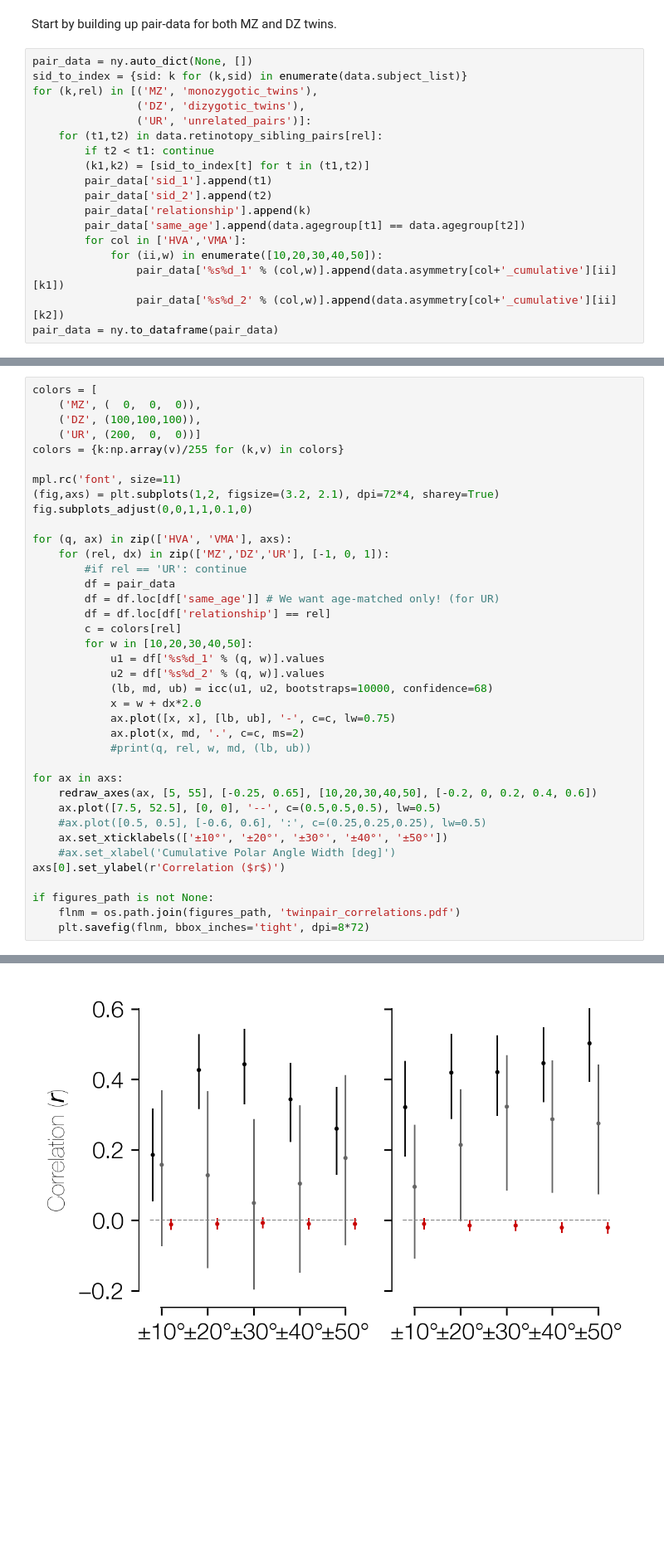
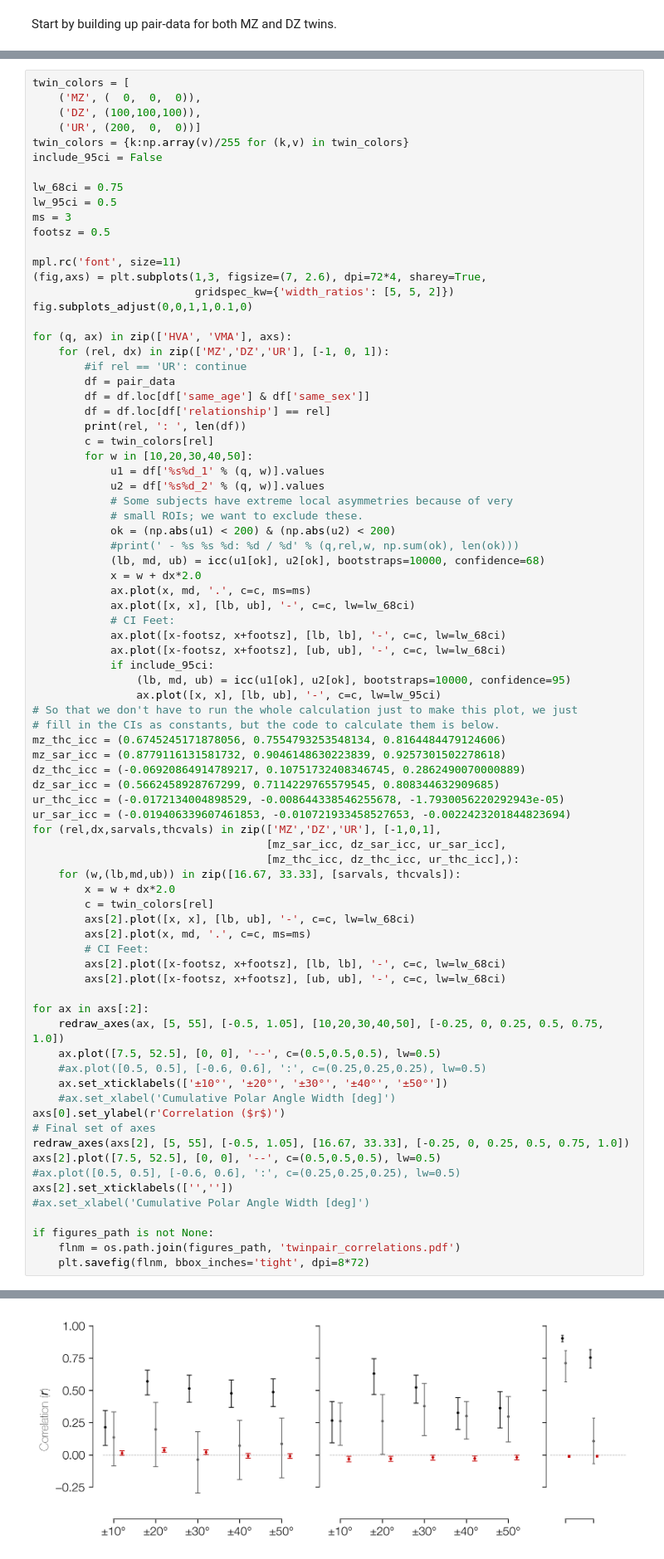
Before and after one commit to noahbenson/performance-fields, a Jupyter notebook: notebooks/performance-fields.ipynb, the cells around one changed output, grey strips where cells are left out. Shown at 83% size. Saved outputs shown, nothing was run; the diff lists cells and outputs as text; blank space fills up the shorter version.

```diff
--- a/notebooks/performance-fields.ipynb
+++ b/notebooks/performance-fields.ipynb
@@ -1257,21 +1516,3 @@ None
 ### Asymmetry Correlations between Twin-pairs
 # %% [markdown]
 Start by building up pair-data for both MZ and DZ twins.
-# %%
-pair_data = ny.auto_dict(None, [])
-sid_to_index = {sid: k for (k,sid) in enumerate(data.subject_list)}
-for (k,rel) in [('MZ', 'monozygotic_twins'),
-                ('DZ', 'dizygotic_twins'),
-                ('UR', 'unrelated_pairs')]:
-    for (t1,t2) in data.retinotopy_sibling_pairs[rel]:
-        if t2 < t1: continue
-        (k1,k2) = [sid_to_index[t] for t in (t1,t2)]
-        pair_data['sid_1'].append(t1)
-        pair_data['sid_2'].append(t2)
-        pair_data['relationship'].append(k)
-        pair_data['same_age'].append(data.agegroup[t1] == data.agegroup[t2])
-        for col in ['HVA','VMA']:
-            for (ii,w) in enumerate([10,20,30,40,50]):
-                pair_data['%s%d_1' % (col,w)].append(data.asymmetry[col+'_cumulative'][ii][k1])
-                pair_data['%s%d_2' % (col,w)].append(data.asymmetry[col+'_cumulative'][ii][k2])
-pair_data = ny.to_dataframe(pair_data)
@@ -1278,37 +1563,79 @@ pair_data = ny.to_dataframe(pair_data)
 # %%
-colors = [
+twin_colors = [
     ('MZ', (  0,  0,  0)),
     ('DZ', (100,100,100)),
     ('UR', (200,  0,  0))]
-colors = {k:np.array(v)/255 for (k,v) in colors}
+twin_colors = {k:np.array(v)/255 for (k,v) in twin_colors}
+include_95ci = False
+
+lw_68ci = 0.75
+lw_95ci = 0.5
+ms = 3
+footsz = 0.5
 
 mpl.rc('font', size=11)
-(fig,axs) = plt.subplots(1,2, figsize=(3.2, 2.1), dpi=72*4, sharey=True)
+(fig,axs) = plt.subplots(1,3, figsize=(7, 2.6), dpi=72*4, sharey=True,
+                         gridspec_kw={'width_ratios': [5, 5, 2]})
 fig.subplots_adjust(0,0,1,1,0.1,0)
 
 for (q, ax) in zip(['HVA', 'VMA'], axs):
     for (rel, dx) in zip(['MZ','DZ','UR'], [-1, 0, 1]):
         #if rel == 'UR': continue
         df = pair_data
-        df = df.loc[df['same_age']] # We want age-matched only! (for UR)
+        df = df.loc[df['same_age'] & df['same_sex']]
         df = df.loc[df['relationship'] == rel]
-        c = colors[rel]
+        print(rel, ': ', len(df))
+        c = twin_colors[rel]
         for w in [10,20,30,40,50]:
             u1 = df['%s%d_1' % (q, w)].values
             u2 = df['%s%d_2' % (q, w)].values
-            (lb, md, ub) = icc(u1, u2, bootstraps=10000, confidence=68)
+            # Some subjects have extreme local asymmetries because of very
+            # small ROIs; we want to exclude these.
+            ok = (np.abs(u1) < 200) & (np.abs(u2) < 200)
+            #print(' - %s %s %d: %d / %d' % (q,rel,w, np.sum(ok), len(ok)))
+            (lb, md, ub) = icc(u1[ok], u2[ok], bootstraps=10000, confidence=68)
             x = w + dx*2.0
-            ax.plot([x, x], [lb, ub], '-', c=c, lw=0.75)
-            ax.plot(x, md, '.', c=c, ms=2)
-            #print(q, rel, w, md, (lb, ub))
+            ax.plot(x, md, '.', c=c, ms=ms)
+            ax.plot([x, x], [lb, ub], '-', c=c, lw=lw_68ci)
+            # CI Feet:
+            ax.plot([x-footsz, x+footsz], [lb, lb], '-', c=c, lw=lw_68ci)
+            ax.plot([x-footsz, x+footsz], [ub, ub], '-', c=c, lw=lw_68ci)
+            if include_95ci:
+                (lb, md, ub) = icc(u1[ok], u2[ok], bootstraps=10000, confidence=95)
+                ax.plot([x, x], [lb, ub], '-', c=c, lw=lw_95ci)
+# So that we don't have to run the whole calculation just to make this plot, we just
+# fill in the CIs as constants, but the code to calculate them is below.
+mz_thc_icc = (0.6745245171878056, 0.7554793253548134, 0.8164484479124606)
+mz_sar_icc = (0.8779116131581732, 0.9046148630223839, 0.9257301502278618)
+dz_thc_icc = (-0.06920864914789217, 0.10751732408346745, 0.2862490070000889)
+dz_sar_icc = (0.5662458928767299, 0.7114229765579545, 0.808344632909685)
+ur_thc_icc = (-0.0172134004898529, -0.008644338546255678, -1.7930056220292943e-05)
+ur_sar_icc = (-0.019406339607461853, -0.010721933458527653, -0.0022423201844823694)
+for (rel,dx,sarvals,thcvals) in zip(['MZ','DZ','UR'], [-1,0,1],
+                                    [mz_sar_icc, dz_sar_icc, ur_sar_icc],
+                                    [mz_thc_icc, dz_thc_icc, ur_thc_icc],):
+    for (w,(lb,md,ub)) in zip([16.67, 33.33], [sarvals, thcvals]):
+        x = w + dx*2.0
+        c = twin_colors[rel]
+        axs[2].plot([x, x], [lb, ub], '-', c=c, lw=lw_68ci)
+        axs[2].plot(x, md, '.', c=c, ms=ms)
+        # CI Feet:
+        axs[2].plot([x-footsz, x+footsz], [lb, lb], '-', c=c, lw=lw_68ci)
+        axs[2].plot([x-footsz, x+footsz], [ub, ub], '-', c=c, lw=lw_68ci)
 
-for ax in axs:
-    redraw_axes(ax, [5, 55], [-0.25, 0.65], [10,20,30,40,50], [-0.2, 0, 0.2, 0.4, 0.6])
+for ax in axs[:2]:
+    redraw_axes(ax, [5, 55], [-0.5, 1.05], [10,20,30,40,50], [-0.25, 0, 0.25, 0.5, 0.75, 1.0])
     ax.plot([7.5, 52.5], [0, 0], '--', c=(0.5,0.5,0.5), lw=0.5)
     #ax.plot([0.5, 0.5], [-0.6, 0.6], ':', c=(0.25,0.25,0.25), lw=0.5)
     ax.set_xticklabels(['±10°', '±20°', '±30°', '±40°', '±50°'])
     #ax.set_xlabel('Cumulative Polar Angle Width [deg]')
 axs[0].set_ylabel(r'Correlation ($r$)')
+# Final set of axes
+redraw_axes(axs[2], [5, 55], [-0.5, 1.05], [16.67, 33.33], [-0.25, 0, 0.25, 0.5, 0.75, 1.0])
+axs[2].plot([7.5, 52.5], [0, 0], '--', c=(0.5,0.5,0.5), lw=0.5)
+#ax.plot([0.5, 0.5], [-0.6, 0.6], ':', c=(0.25,0.25,0.25), lw=0.5)
+axs[2].set_xticklabels(['',''])
+#ax.set_xlabel('Cumulative Polar Angle Width [deg]')
 
 if figures_path is not None:
     flnm = os.path.join(figures_path, 'twinpair_correlations.pdf')
@@ -1317 +1650 @@ if figures_path is not None:
-[figure, old version]
+[figure, new version]
```
Also changed, not shown: parts of 56 cells of this notebook, 1 other file.
